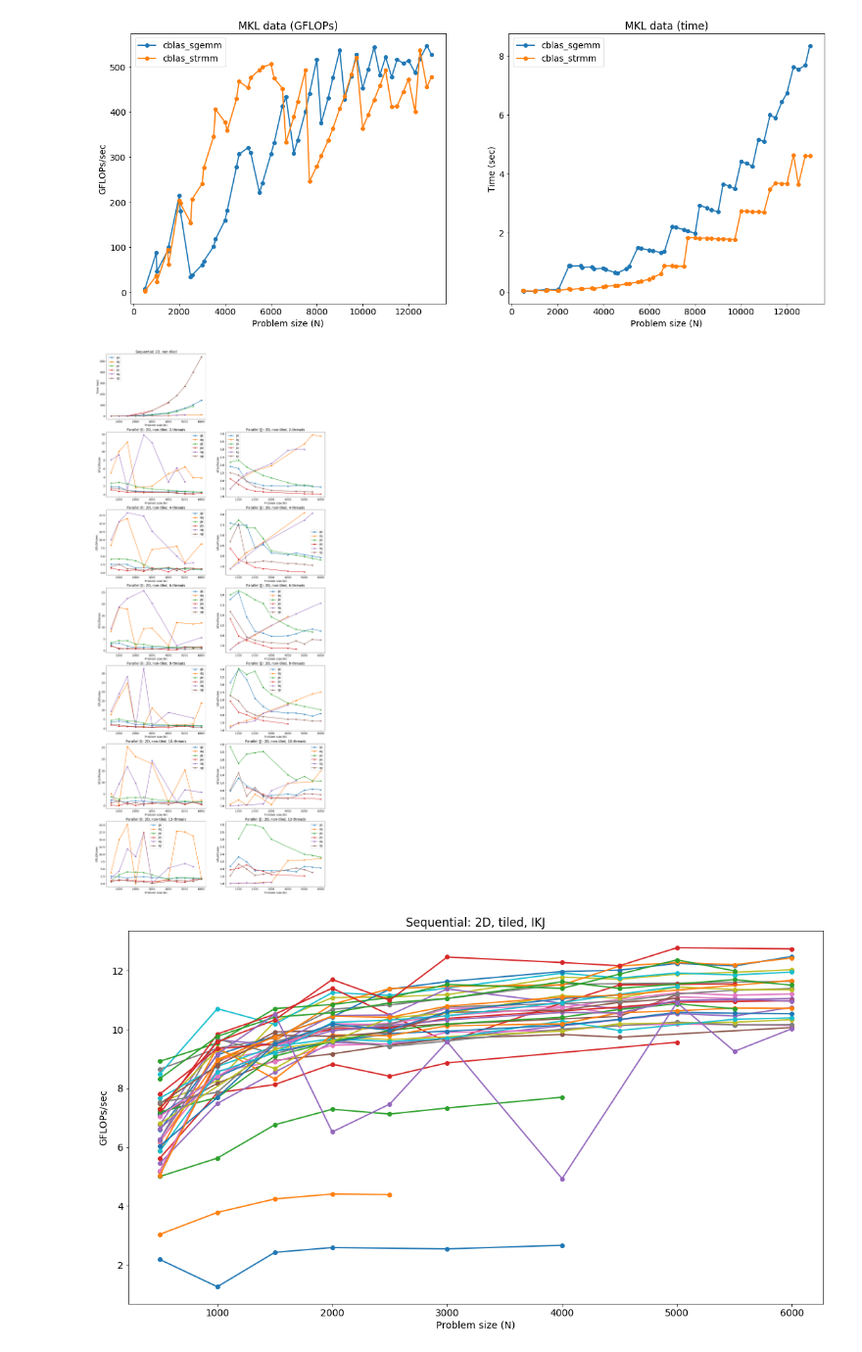
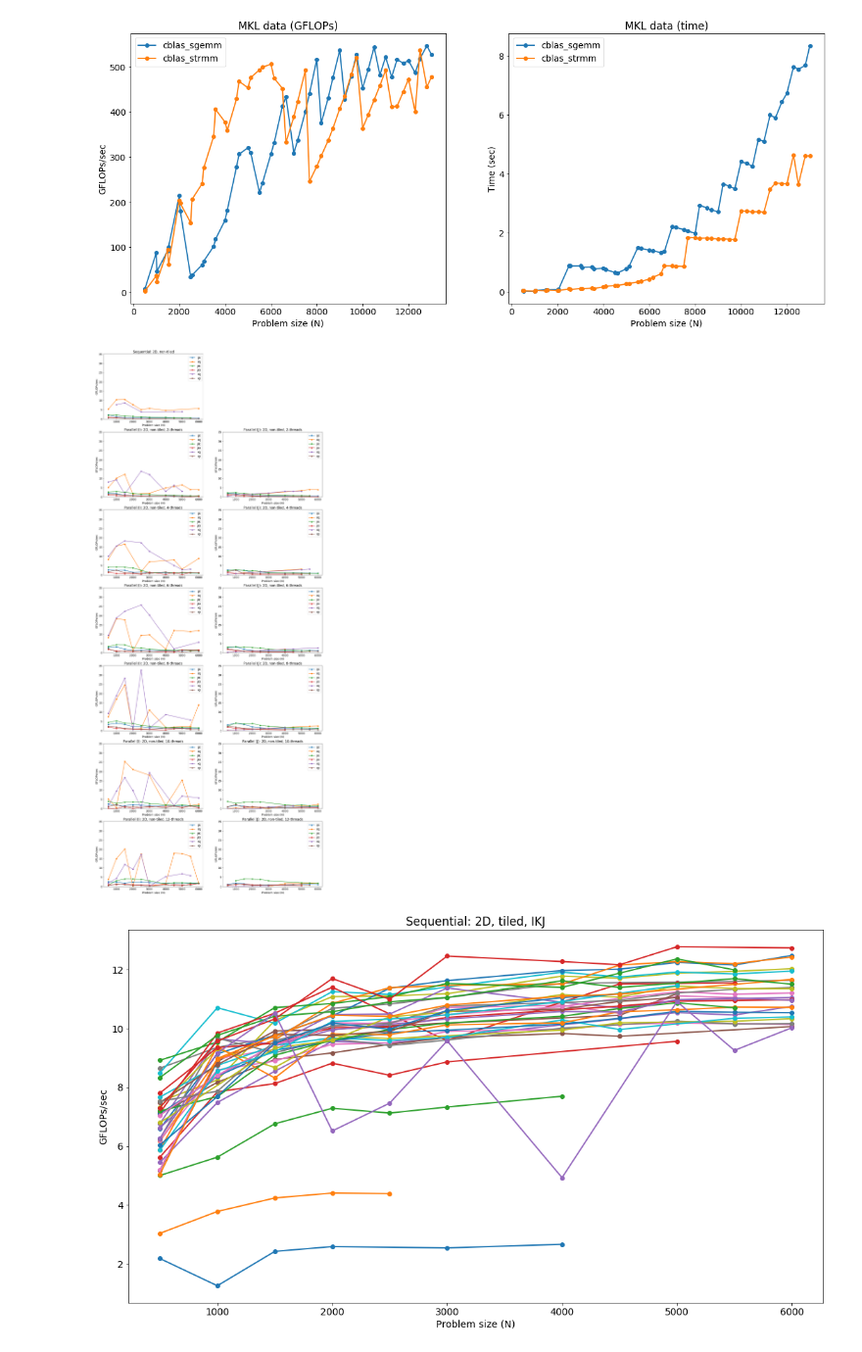
Before and after one commit to lnarmour/parric-ttmm, a Jupyter notebook: scripts/finalScripts/plots/Baseline.ipynb, the cells around one changed output. Shown at 98% size. Saved outputs shown, nothing was run; the diff lists cells and outputs as text; code cells hidden in the pictures.

```diff
--- a/scripts/finalScripts/plots/Baseline.ipynb
+++ b/scripts/finalScripts/plots/Baseline.ipynb
@@ -10,6 +10,10 @@ for filename in glob('../results/2D*.json'):
     with open(filename, 'r') as f:
         data += json.load(f)
 
+for o in data:
+    if len(o['times'])==0:
+        print(o['command'])
+
 data = [o for o in data if len(o['times'])!=0 and not o['error']]
 # %%
 def calc_gflops(N, time, type):
@@ -20,7 +24,7 @@ def calc_gflops(N, time, type):
     elif type == 'tt':
         return (N**3) / time / (10**9) / 3
     else:
-        return -1
+        return -100
 # %%
 type_map = {'SS_MKL':1, 'TS_MKL':2, 'TT_MKL':3}
 
@@ -135,7 +139,7 @@ def filter_dim(P, permutation=None, N=None, parallel=None, tiled=None, time=None
         print(ret)
     return ret
 
-def plot_ours(P, time=True, gflops=False, tiled=0, permutation=None, num_threads=None, title=None, parallel=0, loop_parallelized=None, legend=True):
+def plot_ours(P, time=True, gflops=False, tiled=0, permutation=None, num_threads=None, title=None, parallel=0, loop_parallelized=None, legend=True, ymax=None):
     if gflops:
         time = False
 
@@ -167,23 +171,25 @@ def plot_ours(P, time=True, gflops=False, tiled=0, permutation=None, num_threads
         plt.title(title)
     plt.xlabel('Problem size (N)')
     plt.ylabel('Time (sec)' if time else 'GFLOPs/sec')
+    if ymax:
+        plt.ylim(0, ymax)
     if legend:
         plt.legend()
 # %%
 P = load_our_data('../results/2D*.json')
 ON = True
 
 if ON:
     plt.figure(figsize=(20,50))
     plt.subplot(7,2,1)
-    plot_ours(P, parallel=0, gflops=False, title='Sequential: 2D, non-tiled')
+    plot_ours(P, parallel=0, gflops=True, title='Sequential: 2D, non-tiled', ymax=35)
     for i, n in enumerate(range(2,14,2)):
         plt.subplot(7,2,1+n)
-        plot_ours(P, parallel=1, gflops=True, num_threads=n, loop_parallelized=0, title='Parallel (I): 2D, non-tiled, {}-threads'.format(n))
+        plot_ours(P, parallel=1, gflops=True, num_threads=n, loop_parallelized=0, title='Parallel (I): 2D, non-tiled, {}-threads'.format(n), ymax=35)
         plt.subplot(7,2,1+n+1)
-        plot_ours(P, parallel=1, gflops=True, num_threads=n, loop_parallelized=1, title='Parallel (J): 2D, non-tiled, {}-threads'.format(n))
+        plot_ours(P, parallel=1, gflops=True, num_threads=n, loop_parallelized=1, title='Parallel (J): 2D, non-tiled, {}-threads'.format(n), ymax=35)
 # %% [output]
-[figure, old version]
+[figure, new version]
 # %%
 P = load_our_data('../results/2D*.json')
 
```
Also changed, not shown: 2 other files.
